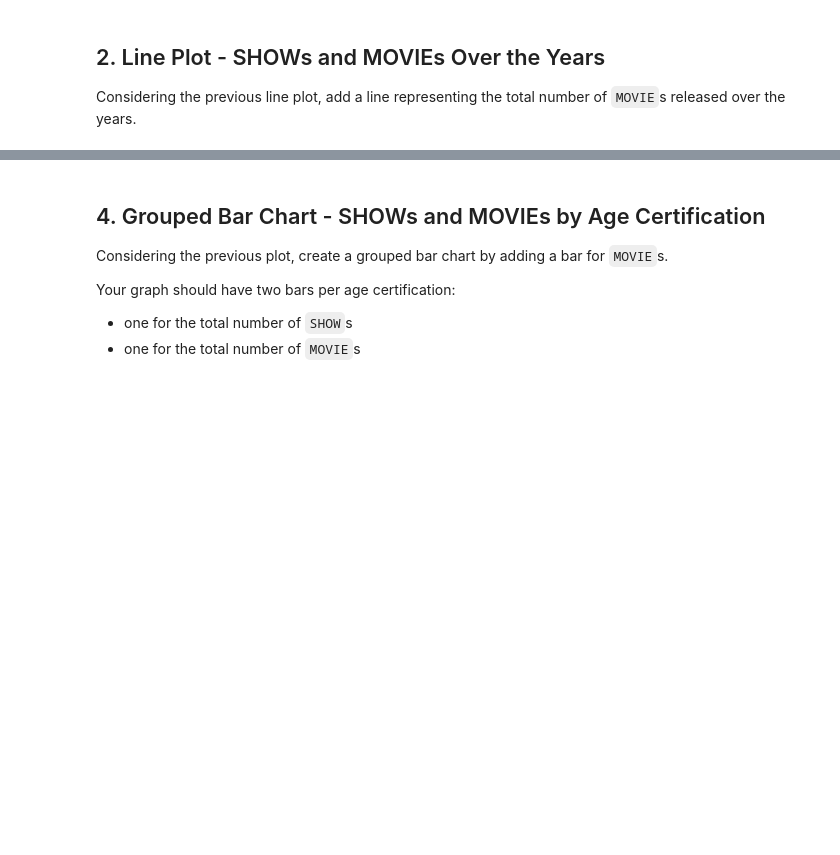
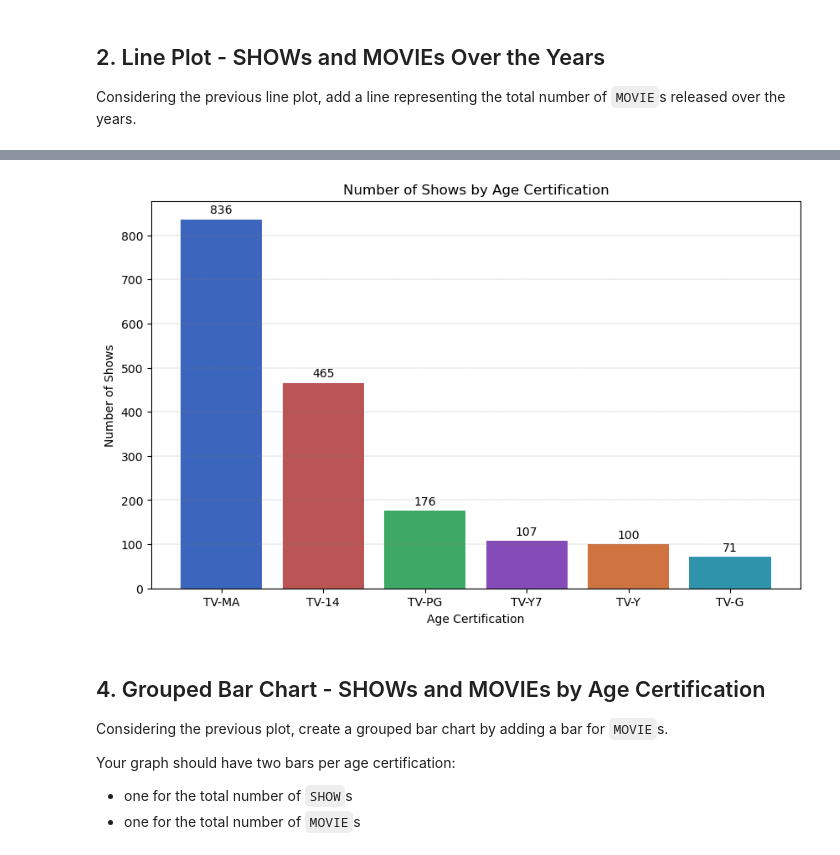
Before and after one commit to clementdumet/dm_web2026, a Jupyter notebook: exercise-03/[DM_WEB][Exercise03][22503475][Clement_Dumet].ipynb, the cells around one changed output, grey strips where cells are left out. Cells and saved outputs as stored; diff of their text form; code cells hidden in the pictures; blank space fills up the shorter version.

```diff
--- a/exercise-03/[DM_WEB][Exercise03][22503475][Clement_Dumet].ipynb
+++ b/exercise-03/[DM_WEB][Exercise03][22503475][Clement_Dumet].ipynb
@@ -76,3 +87,18 @@ Example from the PDF:
+# %%
+# Write your solution here
+data = df[df["type"] == "SHOW"]["age_certification"].dropna().value_counts().sort_index().reindex(["TV-MA", "TV-14", "TV-PG", "TV-Y7", "TV-Y", "TV-G"], fill_value=0)
+
+plt.figure(figsize=(10, 6))
+plt.xlabel("Age Certification")
+plt.ylabel("Number of Shows")
+colors = ["#3C65BD", "#BB5555", "#3EA966", "#844BB9", "#CF7341", "#3093AC"]
+plt.bar(data.index, data.values, color=colors)
+plt.title("Number of Shows by Age Certification")
+plt.grid(color="gray", linestyle="--", linewidth=0.25, axis="y")
+plt.bar_label(plt.bar(data.index, data.values, color=colors), padding=3)
+plt.show()
+# %% [output]
+[figure, added]
 # %% [markdown]
 ## 4. Grouped Bar Chart - SHOWs and MOVIEs by Age Certification
 
```
Also changed, not shown: parts of 11 cells of this notebook, 1 other file.
